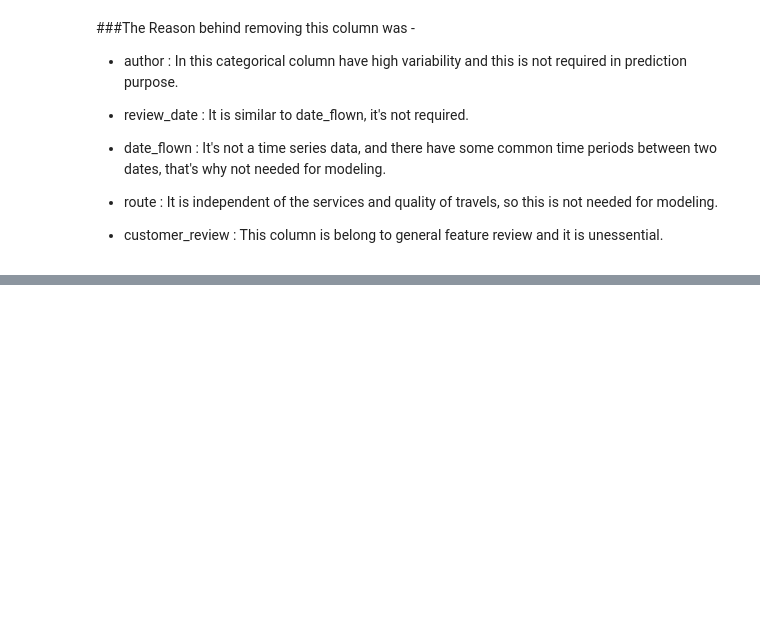
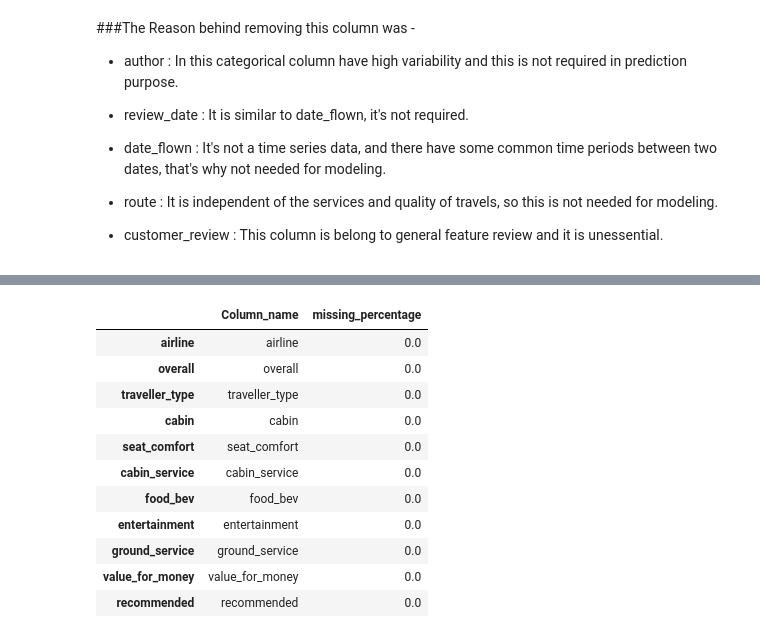
Before and after one commit to kumarsinghashu/Airline-Passenger-Referral-Prediction, a Jupyter notebook: Airline_Passenger_Referral_Prediction.ipynb, the cells around one changed output, grey strips where cells are left out. Cells and saved outputs as stored; diff of their text form; code cells hidden in the pictures; blank space fills up the shorter version.

```diff
--- a/Airline_Passenger_Referral_Prediction.ipynb
+++ b/Airline_Passenger_Referral_Prediction.ipynb
@@ -527,0 +581,16 @@ airline_df.head()
+# %%
+# Checking the null percentage
+missing_values(airline_df)
+# %% [output]
+|  | Column_name | missing_percentage |
+| airline | airline | 0.0 |
+| overall | overall | 0.0 |
+| traveller_type | traveller_type | 0.0 |
+| cabin | cabin | 0.0 |
+| seat_comfort | seat_comfort | 0.0 |
+| cabin_service | cabin_service | 0.0 |
+| food_bev | food_bev | 0.0 |
+| entertainment | entertainment | 0.0 |
+| ground_service | ground_service | 0.0 |
+| value_for_money | value_for_money | 0.0 |
+| recommended | recommended | 0.0 |
```
Also changed, not shown: parts of 22 cells of this notebook.
